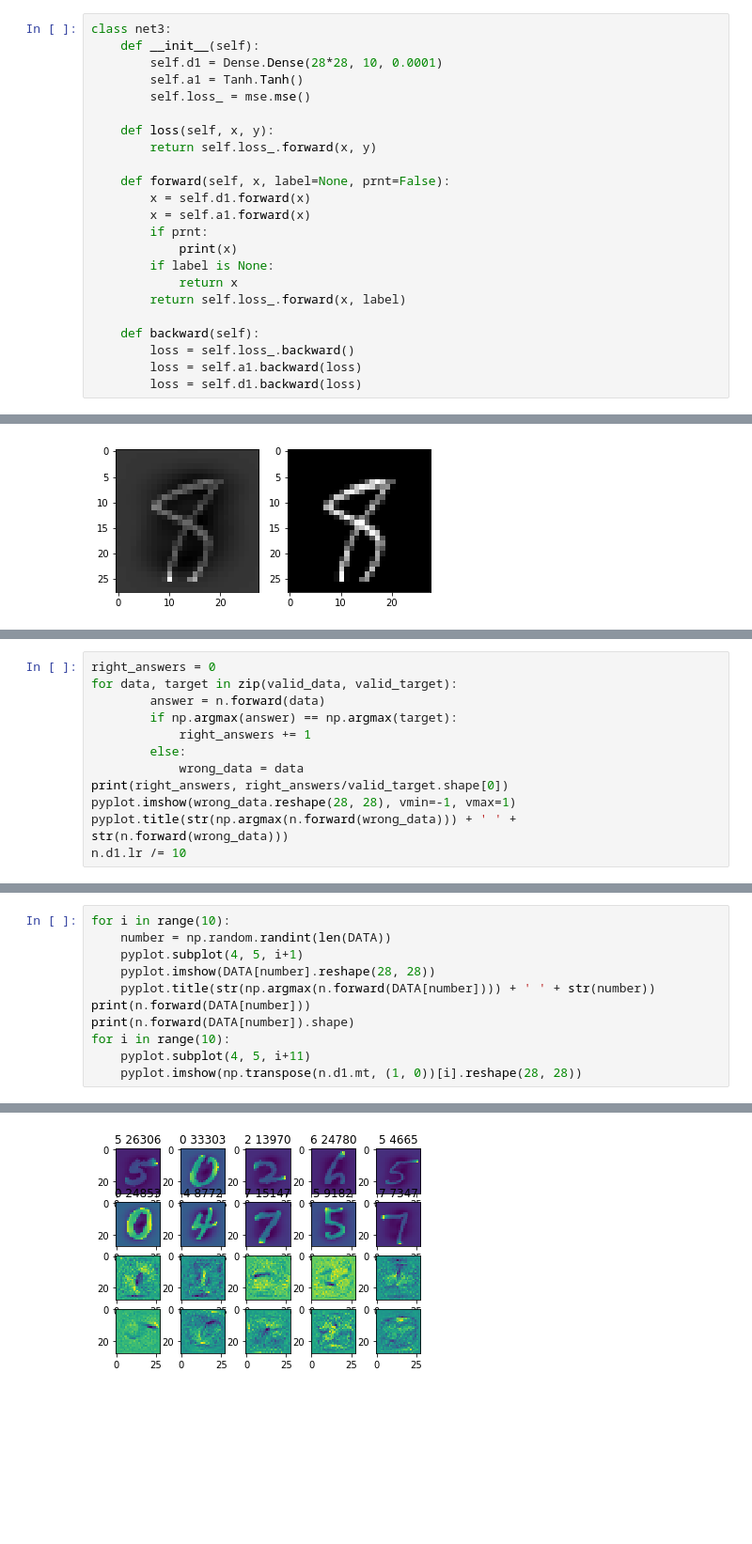
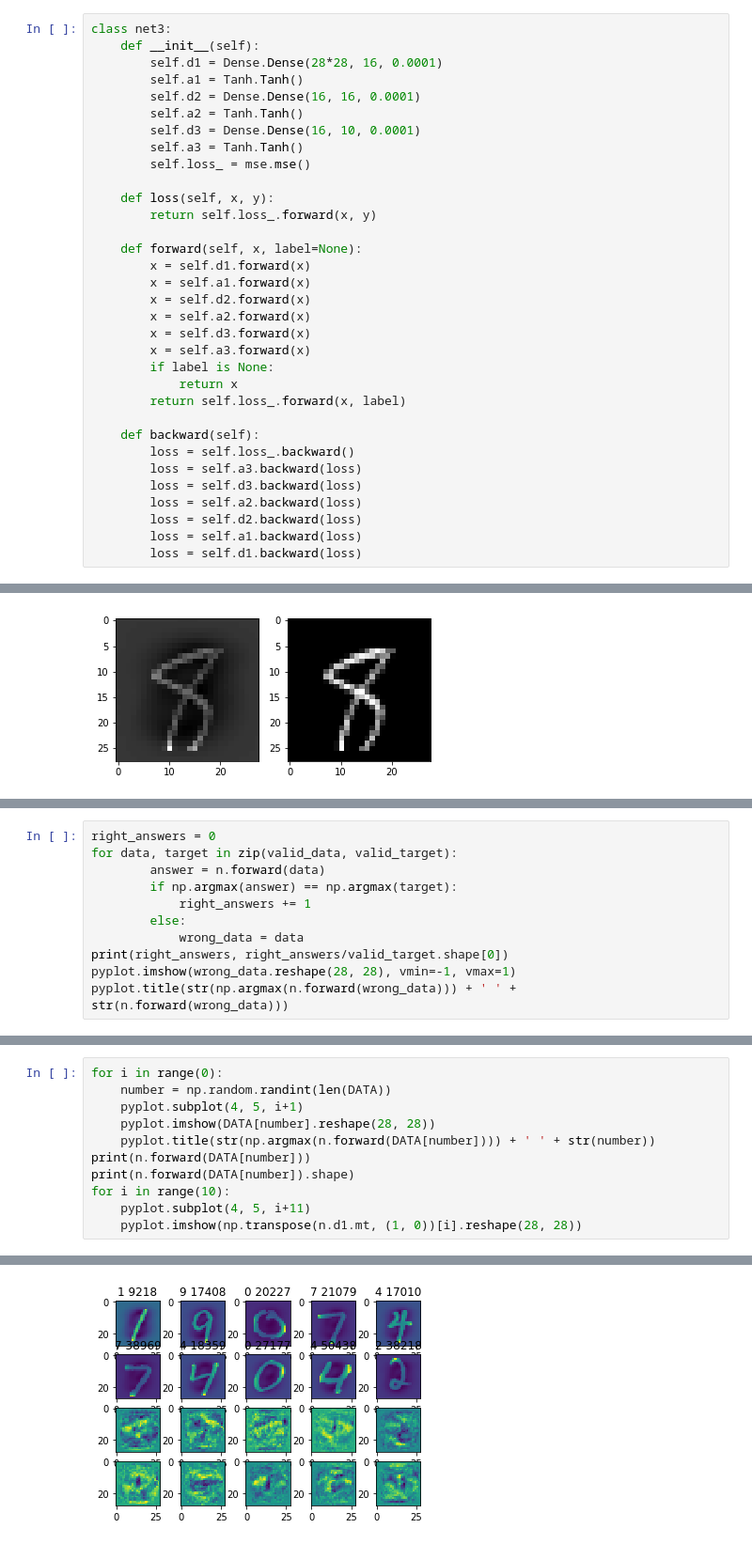
Before and after one commit to MrChuse/Artificial-Neural-Networks-Project, a Jupyter notebook: MNIST v0.6 (92.5%).ipynb, the cells around one changed output, grey strips where cells are left out. Shown: that part at 94% size. Drawn from its saved outputs; the diff is of its cells as text; blank space fills up the shorter version.

```diff
--- a/MNIST v0.6 (92.5%).ipynb
+++ b/MNIST v0.6 (92.5%).ipynb
@@ -54,24 +54,34 @@ LOADED_DATA['target'][15]
 # %%
 class net3:
     def __init__(self):
-        self.d1 = Dense.Dense(28*28, 10, 0.0001)
+        self.d1 = Dense.Dense(28*28, 16, 0.0001)
         self.a1 = Tanh.Tanh()
+        self.d2 = Dense.Dense(16, 16, 0.0001)
+        self.a2 = Tanh.Tanh()
+        self.d3 = Dense.Dense(16, 10, 0.0001)
+        self.a3 = Tanh.Tanh()
         self.loss_ = mse.mse()
 
     def loss(self, x, y):
         return self.loss_.forward(x, y)
 
-    def forward(self, x, label=None, prnt=False):
+    def forward(self, x, label=None):
         x = self.d1.forward(x)
         x = self.a1.forward(x)
-        if prnt:
-            print(x)
+        x = self.d2.forward(x)
+        x = self.a2.forward(x)
+        x = self.d3.forward(x)
+        x = self.a3.forward(x)
         if label is None:
             return x
         return self.loss_.forward(x, label)
 
     def backward(self):
         loss = self.loss_.backward()
+        loss = self.a3.backward(loss)
+        loss = self.d3.backward(loss)
+        loss = self.a2.backward(loss)
+        loss = self.d2.backward(loss)
         loss = self.a1.backward(loss)
         loss = self.d1.backward(loss)
 # %%
@@ -138,5 +149,4 @@ for data, target in zip(valid_data, valid_target):
 print(right_answers, right_answers/valid_target.shape[0])
 pyplot.imshow(wrong_data.reshape(28, 28), vmin=-1, vmax=1)
 pyplot.title(str(np.argmax(n.forward(wrong_data))) + ' ' + str(n.forward(wrong_data)))
-n.d1.lr /= 10
 # %% [output]
@@ -152,5 +163,5 @@ pyplot.plot(valid_losses[start:])
 # %%
-for i in range(10):
+for i in range(0):
     number = np.random.randint(len(DATA))
     pyplot.subplot(4, 5, i+1)
     pyplot.imshow(DATA[number].reshape(28, 28))
@@ -166,5 +177,5 @@ for i in range(10):
 (1, 10)
-[figure, old version]
+[figure, new version]
 # %%
 pyplot.imshow(DATA[number].reshape(28, 28), vmin=-1, vmax=1)
 answer = n.forward(DATA[number])
```
Also changed, not shown: parts of 6 cells of this notebook, 1 other file.
